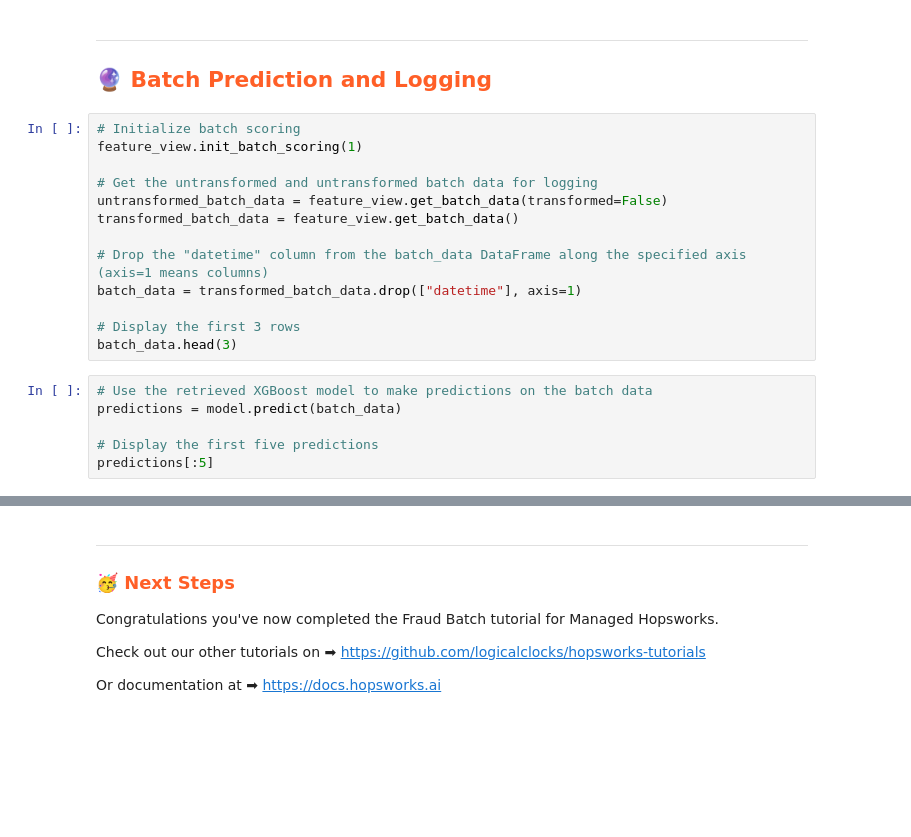
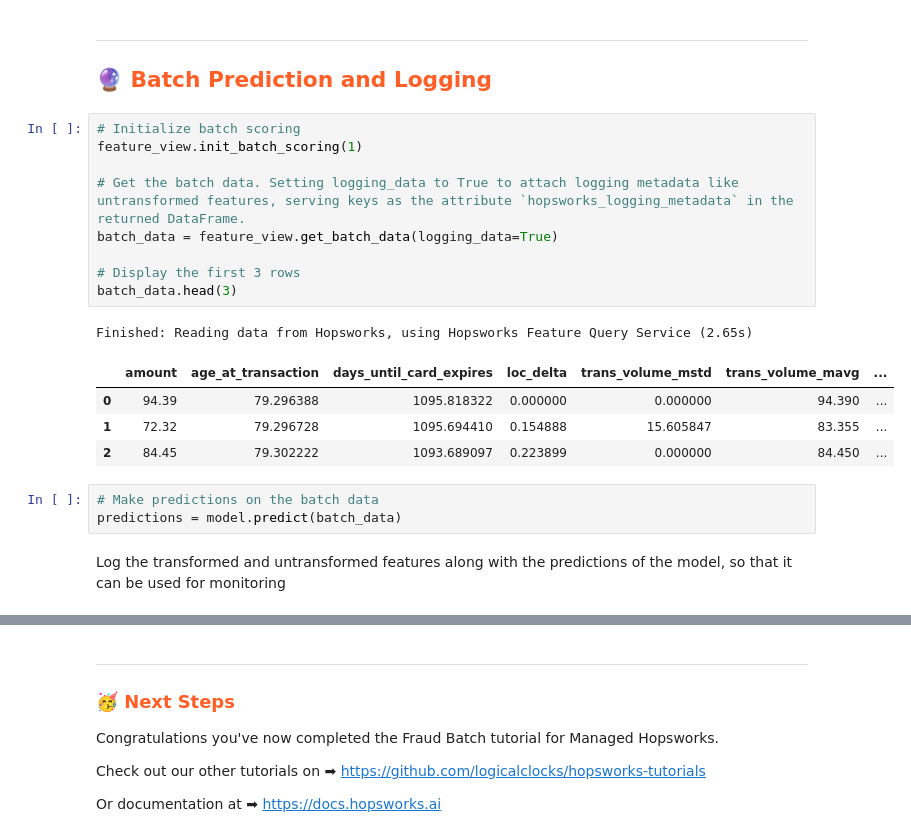
Before and after one commit to logicalclocks/hopsworks-tutorials, a Jupyter notebook: batch-ai-systems/fraud_batch/3_fraud_batch_inference.ipynb, the cells around one changed output, grey strips where cells are left out. Drawn from its saved outputs; the diff is of its cells as text; blank space fills up the shorter version.

```diff
--- a/batch-ai-systems/fraud_batch/3_fraud_batch_inference.ipynb
+++ b/batch-ai-systems/fraud_batch/3_fraud_batch_inference.ipynb
@@ -50,20 +75,21 @@ feature_view = retrieved_model.get_feature_view()
 # %%
 # Initialize batch scoring
 feature_view.init_batch_scoring(1)
 
-# Get the untransformed and untransformed batch data for logging
-untransformed_batch_data = feature_view.get_batch_data(transformed=False)
-transformed_batch_data = feature_view.get_batch_data()
-
-# Drop the "datetime" column from the batch_data DataFrame along the specified axis (axis=1 means columns)
-batch_data = transformed_batch_data.drop(["datetime"], axis=1)
+# Get the batch data. Setting logging_data to True to attach logging metadata like untransformed features, serving keys as the attribute `hopsworks_logging_metadata` in the returned DataFrame.
+batch_data = feature_view.get_batch_data(logging_data=True)
 
 # Display the first 3 rows
 batch_data.head(3)
+# %% [output]
+Finished: Reading data from Hopsworks, using Hopsworks Feature Query Service (2.65s)
+|  | amount | age_at_transaction | days_until_card_expires | loc_delta | trans_volume_mstd | trans_volume_mavg | ... |
+| 0 | 94.39 | 79.296388 | 1095.818322 | 0.000000 | 0.000000 | 94.390 | ... |
+| 1 | 72.32 | 79.296728 | 1095.694410 | 0.154888 | 15.605847 | 83.355 | ... |
+| 2 | 84.45 | 79.302222 | 1093.689097 | 0.223899 | 0.000000 | 84.450 | ... |
-# %%
-# Use the retrieved XGBoost model to make predictions on the batch data
-predictions = model.predict(batch_data)
-
-# Display the first five predictions
-predictions[:5]
+# %%
+# Make predictions on the batch data
+predictions = model.predict(batch_data)
+# %% [markdown]
+Log the transformed and untransformed features along with the predictions of the model, so that it can be used for monitoring
 # %%
```
Also changed, not shown: parts of 8 cells of this notebook, 3 other files.
